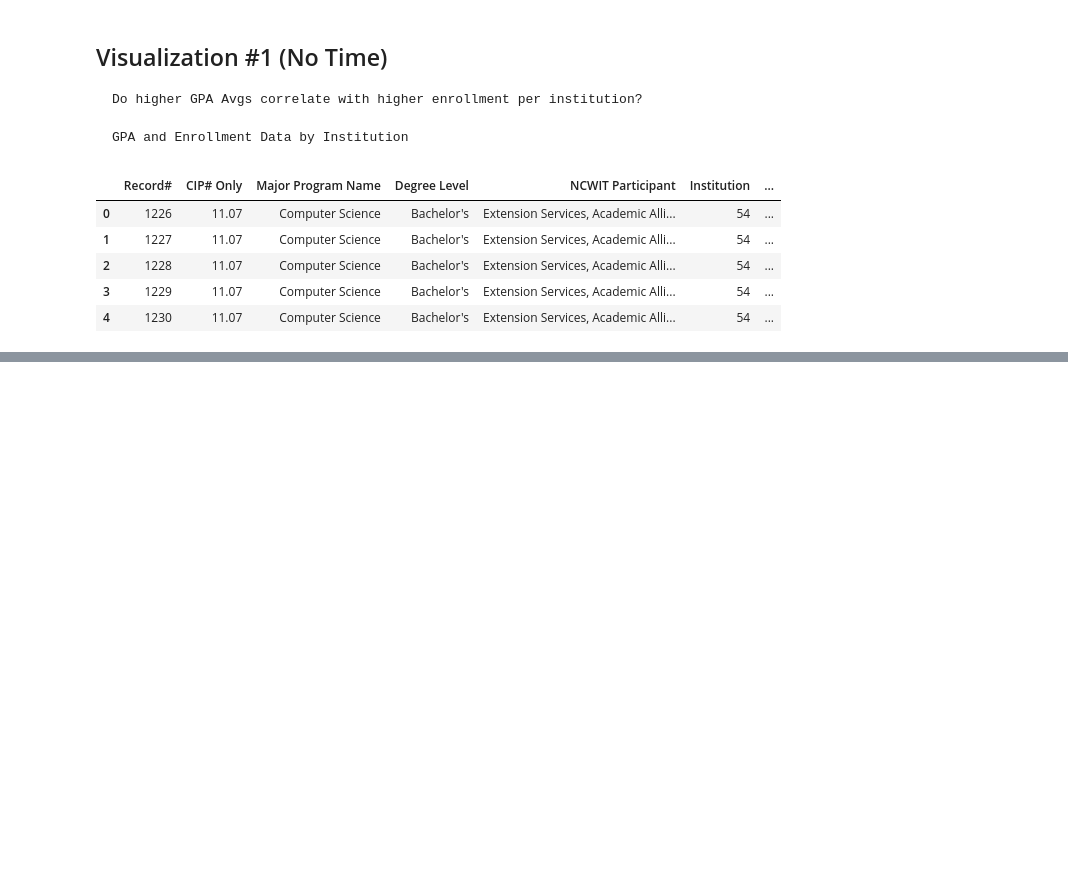
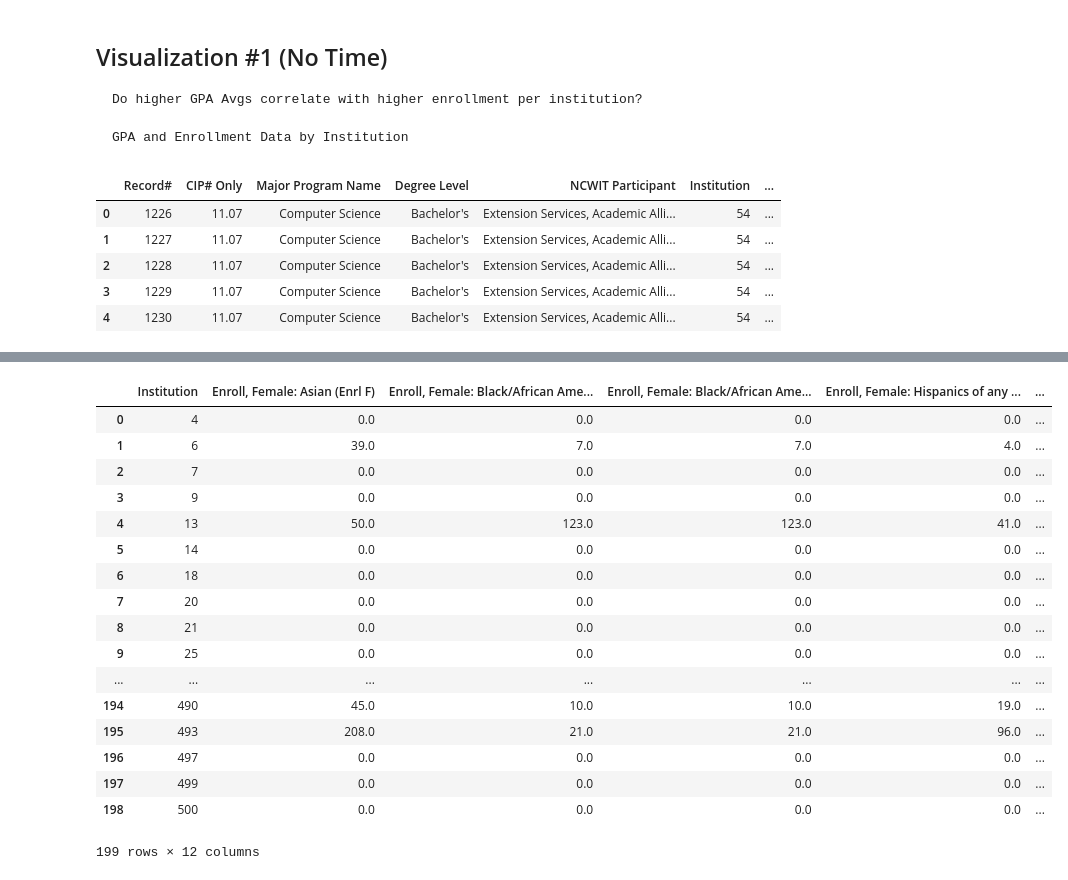
Before and after one commit to INFO-4602-5602/project-2-ncwit-team-14, a Jupyter notebook: Visualization #1.ipynb, the cells around one changed output, grey strips where cells are left out. Cells and saved outputs as stored; diff of their text form; code cells hidden in the pictures; blank space fills up the shorter version.

```diff
--- a/Visualization #1.ipynb
+++ b/Visualization #1.ipynb
@@ -24,0 +27,4 @@ skinny_df = ncwit_df[['Institution', 'School Year', 'Enroll, Female: Black/Afric
+# %%
+gpasum_df = ncwit_df[['Institution', 'Totals, Female: Cumulative GPA (Tot. F)', 'Totals, Male: Cumulative GPA (Tot. M)']].copy()
+gpasum_df = gpasum_df.groupby(['Institution'], as_index = False).mean()
+gpasum_df
@@ -24,0 +95,22 @@ skinny_df = ncwit_df[['Institution', 'School Year', 'Enroll, Female: Black/Afric
+# %%
+viz_df = pd.merge(totenrl_df, gpasum_df, on = 'Institution')
+viz_df
+# %% [output]
+|  | Institution | Enroll, Female: Asian (Enrl F) | Enroll, Female: Black/African Ame... | Enroll, Female: Black/African Ame... | Enroll, Female: Hispanics of any ... | ... |
+| 0 | 4 | 0.0 | 0.0 | 0.0 | 0.0 | ... |
+| 1 | 6 | 39.0 | 7.0 | 7.0 | 4.0 | ... |
+| 2 | 7 | 0.0 | 0.0 | 0.0 | 0.0 | ... |
+| 3 | 9 | 0.0 | 0.0 | 0.0 | 0.0 | ... |
+| 4 | 13 | 50.0 | 123.0 | 123.0 | 41.0 | ... |
+| 5 | 14 | 0.0 | 0.0 | 0.0 | 0.0 | ... |
+| 6 | 18 | 0.0 | 0.0 | 0.0 | 0.0 | ... |
+| 7 | 20 | 0.0 | 0.0 | 0.0 | 0.0 | ... |
+| 8 | 21 | 0.0 | 0.0 | 0.0 | 0.0 | ... |
+| 9 | 25 | 0.0 | 0.0 | 0.0 | 0.0 | ... |
+| ... | ... | ... | ... | ... | ... | ... |
+| 194 | 490 | 45.0 | 10.0 | 10.0 | 19.0 | ... |
+| 195 | 493 | 208.0 | 21.0 | 21.0 | 96.0 | ... |
+| 196 | 497 | 0.0 | 0.0 | 0.0 | 0.0 | ... |
+| 197 | 499 | 0.0 | 0.0 | 0.0 | 0.0 | ... |
+| 198 | 500 | 0.0 | 0.0 | 0.0 | 0.0 | ... |
+199 rows × 12 columns
```
Also changed, not shown: parts of 6 cells of this notebook, 1 other file.
